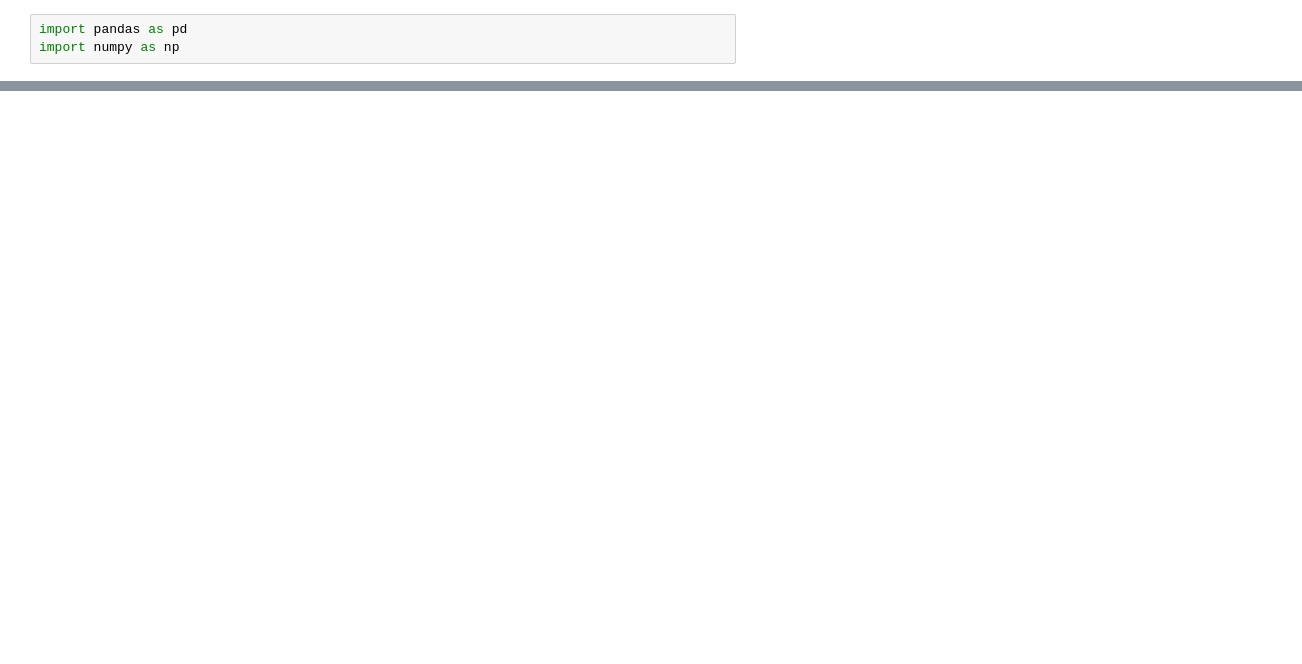
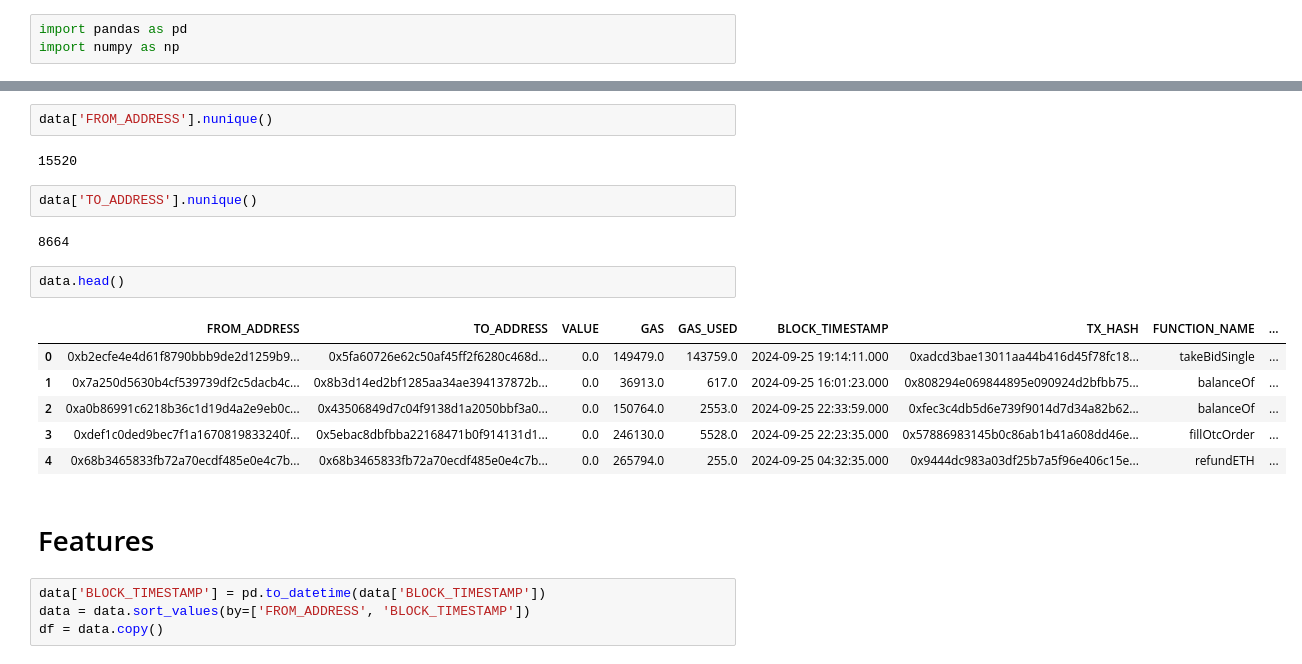
Before and after one commit to bellatrix-ds/ml-in-crypto, a Jupyter notebook: 03_Smart_Contract_Usage_Clustering/Smart_Contract_Usage_Clustering.ipynb, the cells around one changed output, grey strips where cells are left out. Drawn from its saved outputs; the diff is of its cells as text; blank space fills up the shorter version.

```diff
--- a/03_Smart_Contract_Usage_Clustering/Smart_Contract_Usage_Clustering.ipynb
+++ b/03_Smart_Contract_Usage_Clustering/Smart_Contract_Usage_Clustering.ipynb
@@ -14,0 +173,23 @@ data.head()
+# %%
+data['FROM_ADDRESS'].nunique()
+# %% [output]
+15520
+# %%
+data['TO_ADDRESS'].nunique()
+# %% [output]
+8664
+# %%
+data.head()
+# %% [output]
+|  | FROM_ADDRESS | TO_ADDRESS | VALUE | GAS | GAS_USED | BLOCK_TIMESTAMP | TX_HASH | FUNCTION_NAME | ... |
+| 0 | 0xb2ecfe4e4d61f8790bbb9de2d1259b9... | 0x5fa60726e62c50af45ff2f6280c468d... | 0.0 | 149479.0 | 143759.0 | 2024-09-25 19:14:11.000 | 0xadcd3bae13011aa44b416d45f78fc18... | takeBidSingle | ... |
+| 1 | 0x7a250d5630b4cf539739df2c5dacb4c... | 0x8b3d14ed2bf1285aa34ae394137872b... | 0.0 | 36913.0 | 617.0 | 2024-09-25 16:01:23.000 | 0x808294e069844895e090924d2bfbb75... | balanceOf | ... |
+| 2 | 0xa0b86991c6218b36c1d19d4a2e9eb0c... | 0x43506849d7c04f9138d1a2050bbf3a0... | 0.0 | 150764.0 | 2553.0 | 2024-09-25 22:33:59.000 | 0xfec3c4db5d6e739f9014d7d34a82b62... | balanceOf | ... |
+| 3 | 0xdef1c0ded9bec7f1a1670819833240f... | 0x5ebac8dbfbba22168471b0f914131d1... | 0.0 | 246130.0 | 5528.0 | 2024-09-25 22:23:35.000 | 0x57886983145b0c86ab1b41a608dd46e... | fillOtcOrder | ... |
+| 4 | 0x68b3465833fb72a70ecdf485e0e4c7b... | 0x68b3465833fb72a70ecdf485e0e4c7b... | 0.0 | 265794.0 | 255.0 | 2024-09-25 04:32:35.000 | 0x9444dc983a03df25b7a5f96e406c15e... | refundETH | ... |
+# %% [markdown]
+# Features
+# %%
+data['BLOCK_TIMESTAMP'] = pd.to_datetime(data['BLOCK_TIMESTAMP'])
+data = data.sort_values(by=['FROM_ADDRESS', 'BLOCK_TIMESTAMP'])
+df = data.copy()
```
Also changed, not shown: parts of 18 cells of this notebook, 4 other files.
